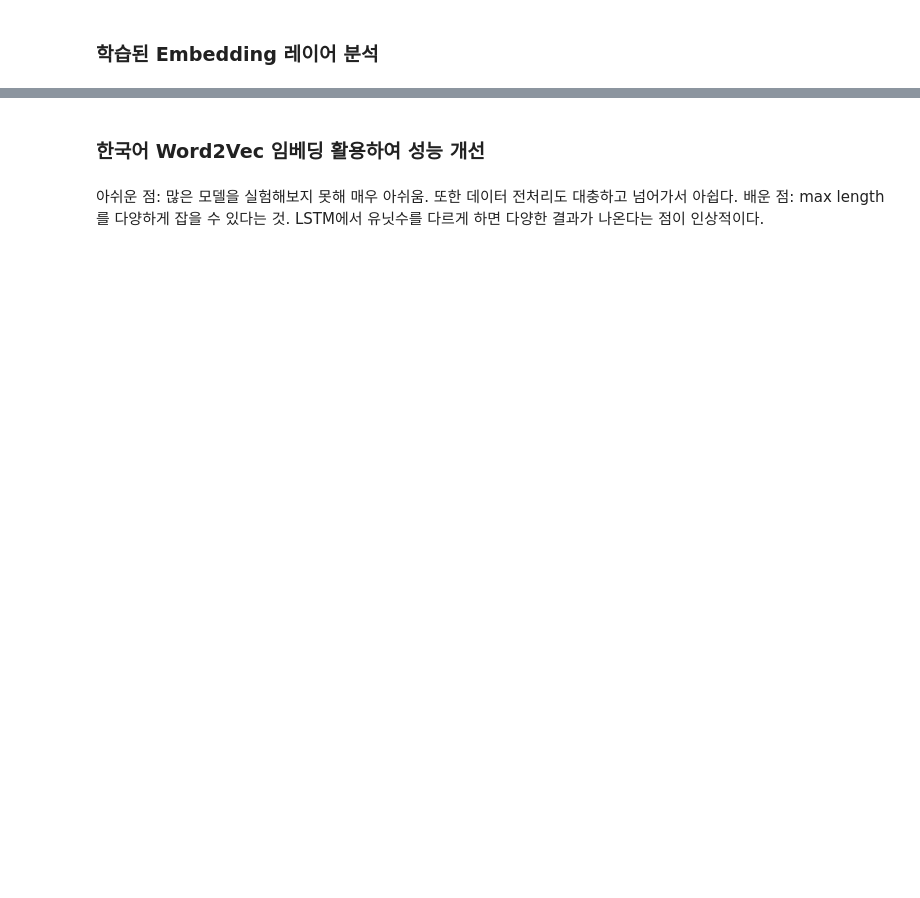
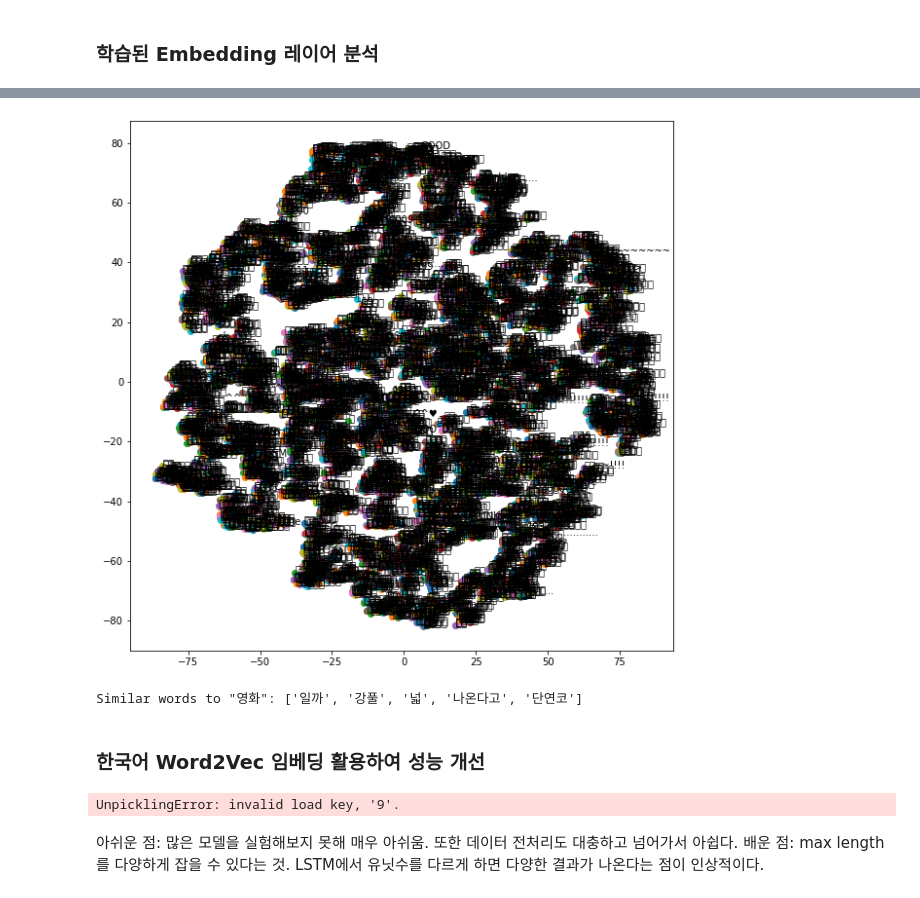
Before and after one commit to soysoj/sentiment_classification, a Jupyter notebook: Movie_Review_Project.ipynb, the cells around one changed output, grey strips where cells are left out. Drawn from its saved outputs; the diff is of its cells as text; code cells hidden in the pictures; blank space fills up the shorter version.

```diff
--- a/Movie_Review_Project.ipynb
+++ b/Movie_Review_Project.ipynb
@@ -337,2 +593,38 @@ plt.show()
 # %% [markdown]
 ### 학습된 Embedding 레이어 분석
+# %%
+from sklearn.manifold import TSNE
+from sklearn.metrics.pairwise import cosine_similarity
+
+# 학습 후 임베딩 매트릭스 추출
+embedding_matrix = embedding.get_weights()[0]
+
+# TSNE를 사용하여 2차원으로 축소
+tsne = TSNE(n_components=2)
+word_vectors_2d = tsne.fit_transform(embedding_matrix)
+
+# 단어 시각화
+plt.figure(figsize=(10, 10))
+for i in range(len(word_vectors_2d)):
+    plt.scatter(word_vectors_2d[i, 0], word_vectors_2d[i, 1])
+    plt.annotate(list(word_to_index.keys())[i], (word_vectors_2d[i, 0], word_vectors_2d[i, 1]))
+plt.show()
+
+# 단어 벡터 간의 코사인 유사도 계산
+similarity_matrix = cosine_similarity(embedding_matrix)
+
+# 특정 단어의 유사 단어 찾기 함수
+def find_similar_words(word, top_n=5):
+    if word not in word_to_index:
+        print(f"{word} not found in vocabulary.")
+        return
+    word_idx = word_to_index[word]
+    similarities = similarity_matrix[word_idx]
+    most_similar_indices = similarities.argsort()[-top_n-1:-1][::-1]
+    similar_words = [list(word_to_index.keys())[i] for i in most_similar_indices]
+    return similar_words
+
+# 예시 단어 '영화'와 유사한 단어 찾기
+similar_words = find_similar_words('영화')
+print(f'Similar words to "영화": {similar_words}')
+# %% [output]
@@ -339,2 +632,4 @@ plt.show()
+[figure, added]
+Similar words to "영화": ['일까', '강풀', '넓', '나온다고', '단연코']
 # %% [markdown]
 ### 한국어 Word2Vec 임베딩 활용하여 성능 개선
@@ -343,0 +636,17 @@ word_vectors = Word2VecKeyedVectors.load(word2vec_file_path)
+# %%
+from gensim.models.keyedvectors import Word2VecKeyedVectors
+
+# word2vec_file_path = os.getenv('HOME')+
+word_vectors = Word2VecKeyedVectors.load('~/aiffel/sentiment_classification/data/word2vec.txt')
+# 학습한 Embedding 파라미터를 파일에 써서 저장합니다.
+
+# f = open(word2vec_file_path, 'w')
+# f.write('{} {}\n'.format(vocab_size-4, word_vector_dim))  # 몇개의 벡터를 얼마 사이즈로 기재할지 타이틀을 씁니다.
+
+# # 단어 개수(에서 특수문자 4개는 제외하고)만큼의 워드 벡터를 파일에 기록합니다.
+# vectors = model.get_weights()[0]
+# for i in range(4,vocab_size):
+#     f.write('{} {}\n'.format(index_to_word[i], ' '.join(map(str, list(vectors[i, :])))))
+# f.close()
+# %% [output]
+UnpicklingError: invalid load key, '9'.
```
Also changed, not shown: parts of 49 cells of this notebook.
